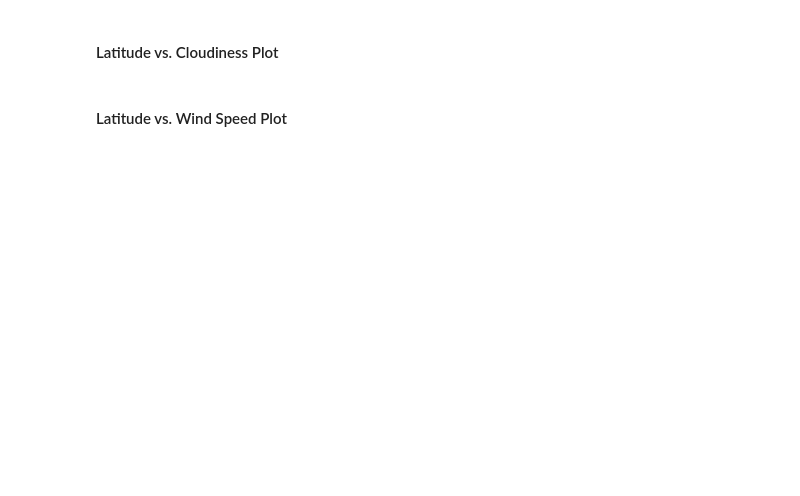
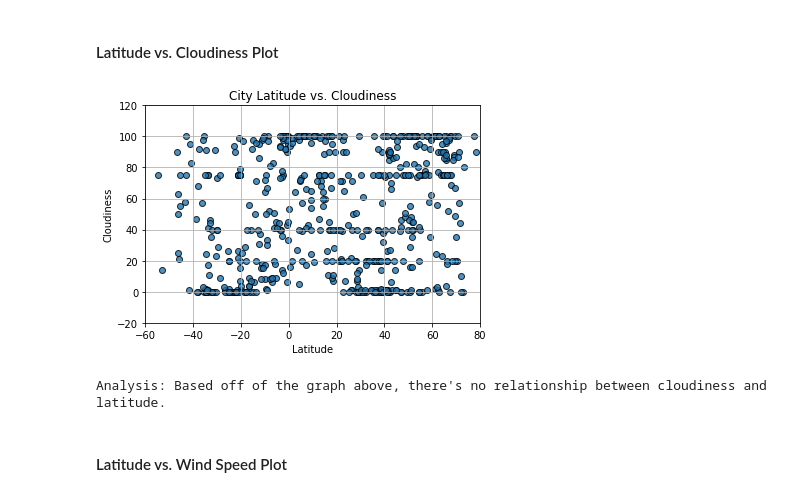
Before and after one commit to Tam-ala/Python-API_Whats-the-Weather-Like, a Jupyter notebook: Code/WeatherPy-Copy1.ipynb, the cells around one changed output. Cells and saved outputs as stored; diff of their text form; code cells hidden in the pictures; blank space fills up the shorter version.

```diff
--- a/Code/WeatherPy-Copy1.ipynb
+++ b/Code/WeatherPy-Copy1.ipynb
@@ -204,18 +233,25 @@ plt.show()
 #### Latitude vs. Cloudiness Plot
 # %%
 # Create a Scatter Plot for latitude & cloudiness
-x_values = citydata_df['Lat']
-y_values = citydata_df['Cloudiness']
+x_values = weather_data['Lat']
+y_values = weather_data['Cloudiness']
 
-plt.scatter(x_values,y_values)
-plt.title('City Latitude vs. Cloudiness (8/22/18)')
+plt.scatter(x_values,y_values,edgecolor="black",
+            linewidths=1, marker="o", alpha=0.8)
+plt.title('City Latitude vs. Cloudiness')
 plt.xlabel('Latitude')
 plt.ylabel('Cloudiness')
-ptl.savefig('Lat_Cloudiness.png')
+plt.savefig('Lat_Cloudiness.png')
+plt.grid(True)
+plt.xlim([-60, 80])
+plt.ylim([-20, 120])
 plt.show()
 
 # State findings
-#print("Analysis: Based off of the graph above, there's no relationship between cloudiness and latitude.")
+print("Analysis: Based off of the graph above, there's no relationship between cloudiness and latitude.")
+# %% [output]
+[figure, added]
+Analysis: Based off of the graph above, there's no relationship between cloudiness and latitude.
 # %% [markdown]
 #### Latitude vs. Wind Speed Plot
 # %%
```
Also changed, not shown: parts of 16 cells of this notebook, 4 other files.
